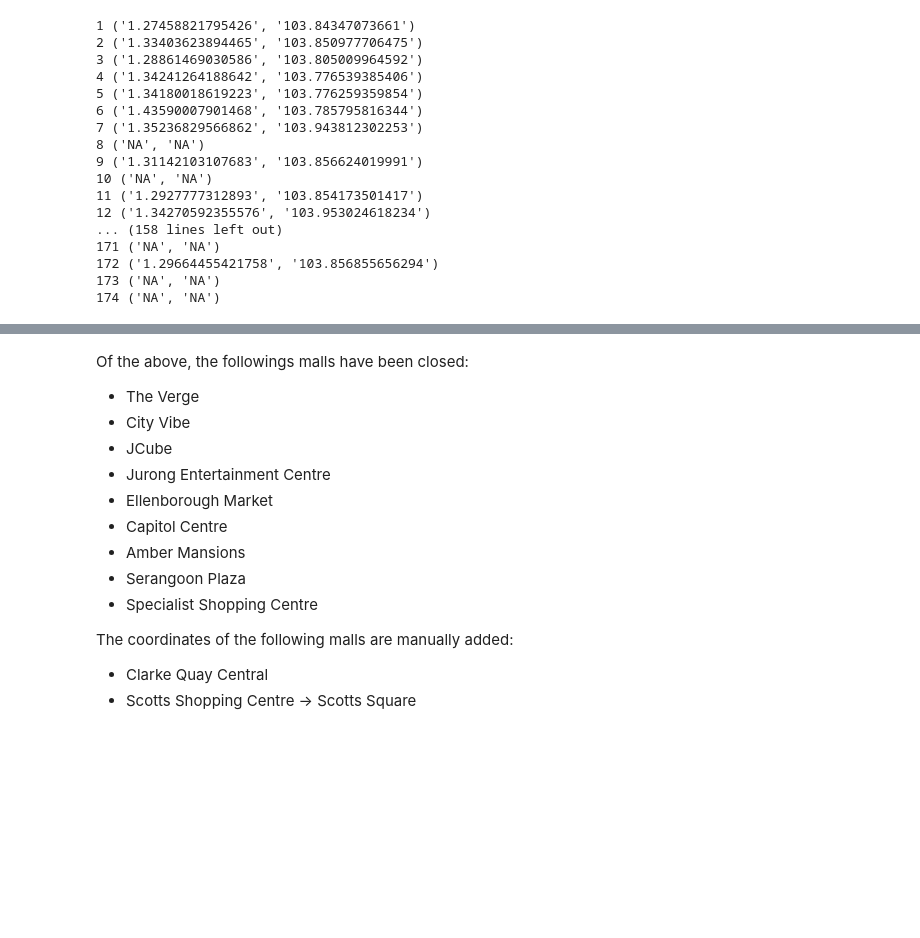
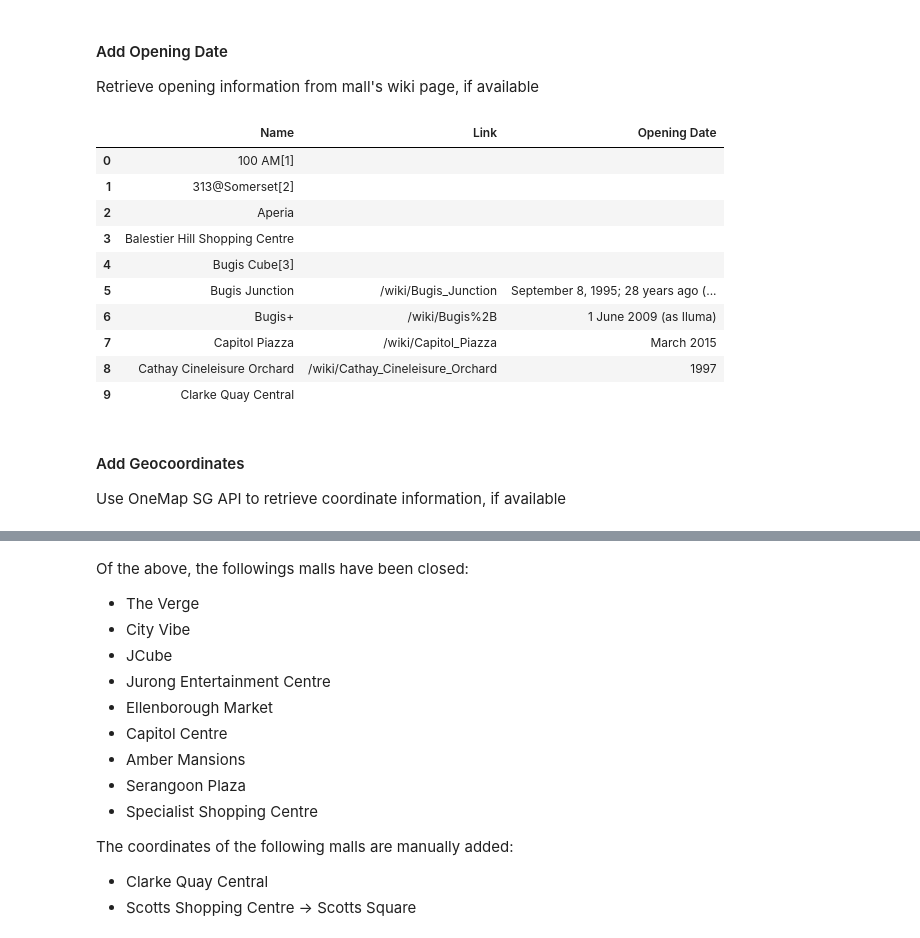
Before and after one commit to pnghaanh/Housing-Price-Time-Series-Forecasting, a Jupyter notebook: src/mall_coordinates_opening.ipynb, the cells around one changed output, grey strips where cells are left out. Drawn from its saved outputs; the diff is of its cells as text; code cells hidden in the pictures; blank space fills up the shorter version.

```diff
--- a/src/mall_coordinates_opening.ipynb
+++ b/src/mall_coordinates_opening.ipynb
@@ -35,0 +9,12 @@ print(mall_names)
+# %%
+def convert_mall(list_item):
+    for link in list_item.find_all('a'):
+        if link['href'].startswith("/wiki"):
+            return (list_item.text, link['href'])
+    return (list_item.text,"")
+# %%
+mall_links = [convert_mall(list_item)
+            for div_section in doc.find_all('div', class_='div-col')
+            for list_item in div_section.find_all('li')
+        ]
+mall_links
@@ -35,0 +54,3 @@ print(mall_names)
+# %% [markdown]
+#### Add Opening Date
+Retrieve opening information from mall's wiki page, if available
@@ -36 +71,19 @@ print(mall_names)
+# %%
+df['Opening Date'] = df['Link'].apply(get_opening_date)
+df.head(10)
+# %% [output]
+|  | Name | Link | Opening Date |
+| 0 | 100 AM[1] |  |  |
+| 1 | 313@Somerset[2] |  |  |
+| 2 | Aperia |  |  |
+| 3 | Balestier Hill Shopping Centre |  |  |
+| 4 | Bugis Cube[3] |  |  |
+| 5 | Bugis Junction | /wiki/Bugis_Junction | September 8, 1995; 28 years ago (... |
+| 6 | Bugis+ | /wiki/Bugis%2B | 1 June 2009 (as Iluma) |
+| 7 | Capitol Piazza | /wiki/Capitol_Piazza | March 2015 |
+| 8 | Cathay Cineleisure Orchard | /wiki/Cathay_Cineleisure_Orchard | 1997 |
+| 9 | Clarke Quay Central |  |  |
+# %% [markdown]
+#### Add Geocoordinates
+Use OneMap SG API to retrieve coordinate information, if available
 # %%
@@ -53,35 +103,0 @@ def get_geocoordinates_from_address(address: str) -> tuple:
-# %%
-latitude_list = []
-longitude_list = []
-
-count = 1
-for mall in mall_names:
-    try:
-        geocoordinates = get_geocoordinates_from_address(mall)
-        print(count, geocoordinates)
-    except ConnectionError:
-        geocoordinates = ("TBC", "TBC")
-
-    latitude, longitude = geocoordinates
-
-    latitude_list.append(latitude)
-    longitude_list.append(longitude)
-    count += 1
-# %% [output]
-1 ('1.27458821795426', '103.84347073661')
-2 ('1.33403623894465', '103.850977706475')
-3 ('1.28861469030586', '103.805009964592')
-4 ('1.34241264188642', '103.776539385406')
-5 ('1.34180018619223', '103.776259359854')
-6 ('1.43590007901468', '103.785795816344')
-7 ('1.35236829566862', '103.943812302253')
-8 ('NA', 'NA')
-9 ('1.31142103107683', '103.856624019991')
-10 ('NA', 'NA')
-11 ('1.2927777312893', '103.854173501417')
-12 ('1.34270592355576', '103.953024618234')
-... (158 lines left out)
-171 ('NA', 'NA')
-172 ('1.29664455421758', '103.856855656294')
-173 ('NA', 'NA')
-174 ('NA', 'NA')
```
Also changed, not shown: parts of 22 cells of this notebook, 4 other files.
